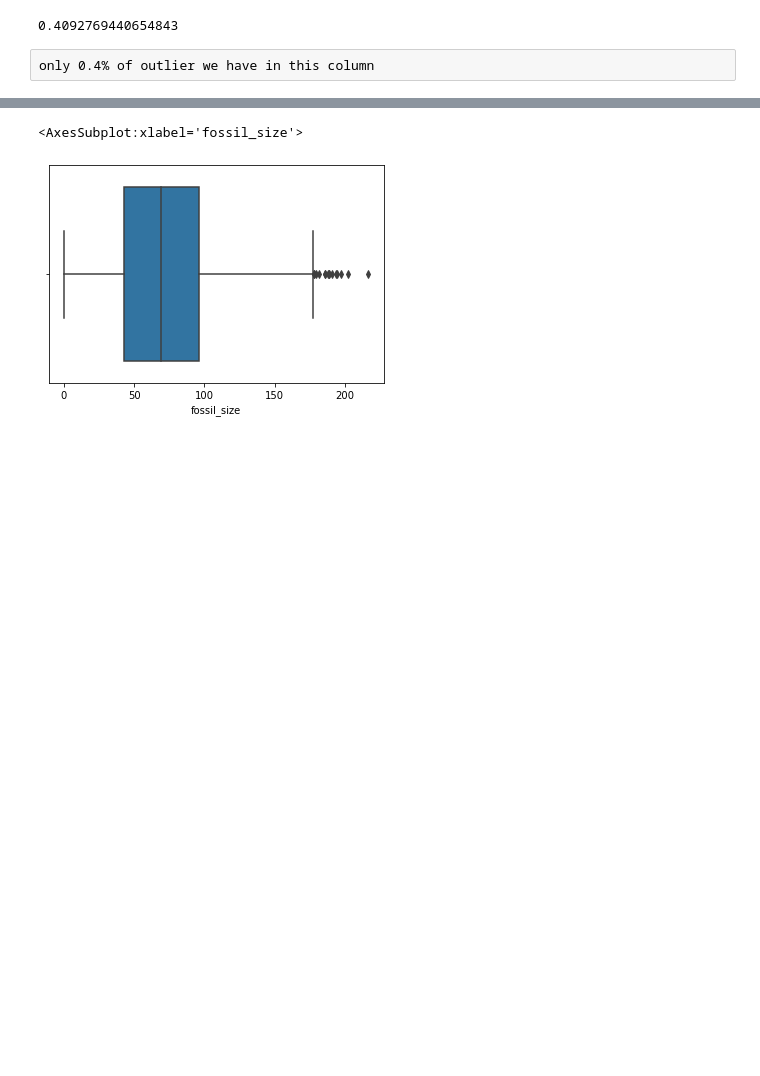
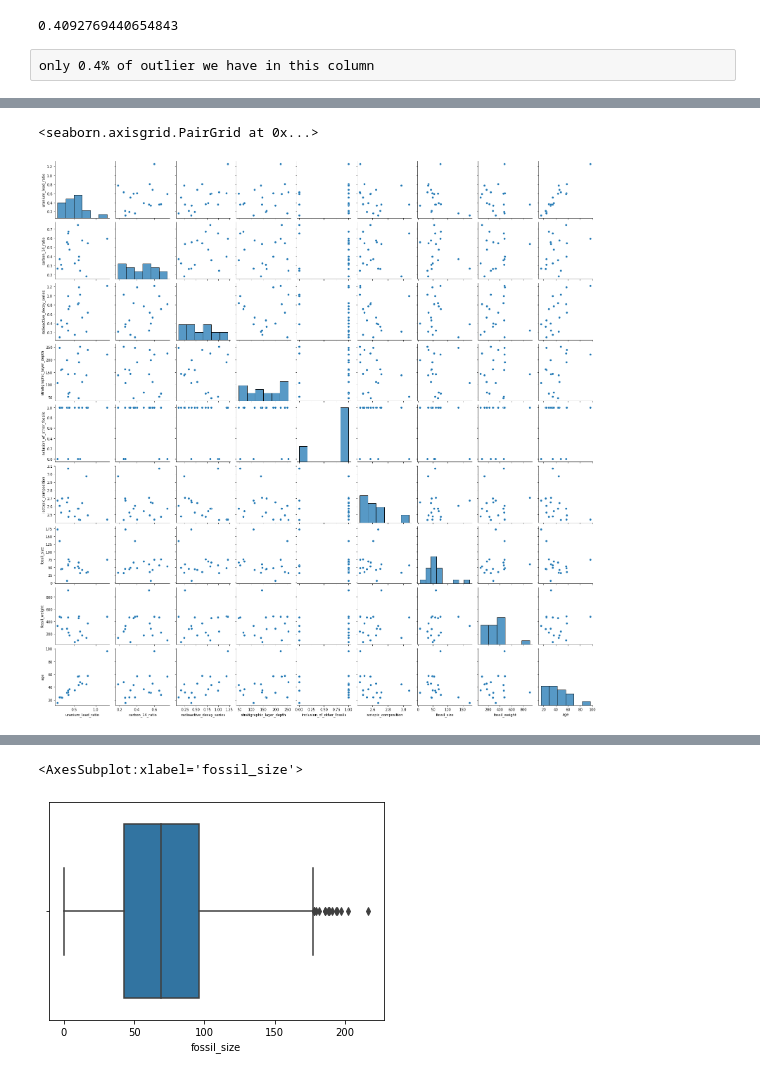
Before and after one commit to bandinikhilkuma/prediction-of-age-of-fossils, a Jupyter notebook: Untitled.ipynb, the cells around one changed output, grey strips where cells are left out. Cells and saved outputs as stored; diff of their text form; code cells hidden in the pictures; blank space fills up the shorter version.

```diff
--- a/Untitled.ipynb
+++ b/Untitled.ipynb
@@ -746,0 +581,5 @@ df[df['isotopic_composition']>2.85] # there is no need to analyse these 2 rows
+# %%
+sns.pairplot(df[df['isotopic_composition']>2.42])
+# %% [output]
+<seaborn.axisgrid.PairGrid at 0x...>
+[figure, added]
```
Also changed, not shown: parts of 83 cells of this notebook.
